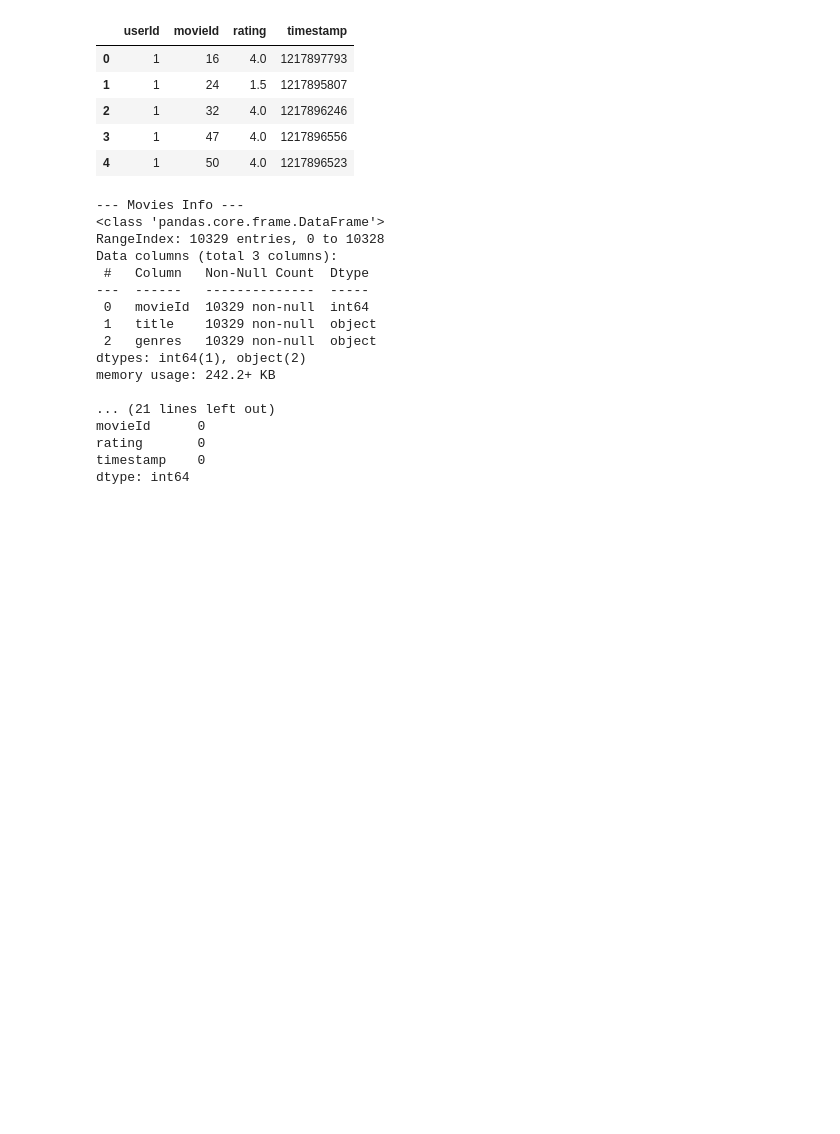
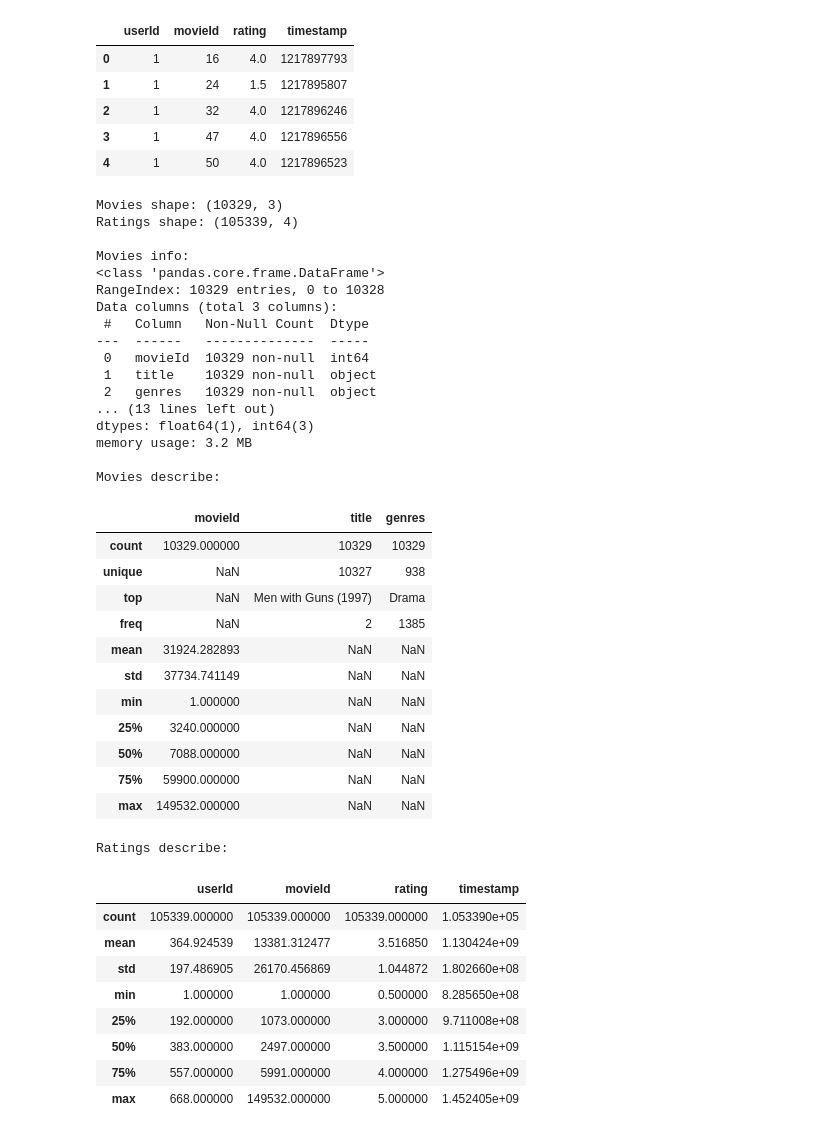
Before and after one commit to malakbzd/Movie-recommendation-system, a Jupyter notebook: Backend/notebooks/01_data_cleaning.ipynb, the cells around one changed output. Saved outputs shown, nothing was run; the diff lists cells and outputs as text; code cells hidden in the pictures; blank space fills up the shorter version.

```diff
--- a/Backend/notebooks/01_data_cleaning.ipynb
+++ b/Backend/notebooks/01_data_cleaning.ipynb
@@ -30,35 +30,58 @@ Files in raw folder: ['movies.csv', 'ratings.csv']
 | 3 | 1 | 47 | 4.0 | 1217896556 |
 | 4 | 1 | 50 | 4.0 | 1217896523 |
 # %%
-# 1. نشوفو معلومات الداتا (واش كاين قيم فارغة NaN)
-print("--- Movies Info ---")
+print("Movies shape:", movies.shape)      # (9742, 3) تقريباً
+print("Ratings shape:", ratings.shape)    # (100836, 4) تقريباً
+
+print("\nMovies info:")
 movies.info()
 
-print("\n--- Ratings Info ---")
+print("\nRatings info:")
 ratings.info()
 
-# 2. نحسبو شحال من قيمة فارغة في كل عمود
-print("\n--- Missing Values in Movies ---")
-print(movies.isnull().sum())
+print("\nMovies describe:")
+display(movies.describe(include='all'))
 
-print("\n--- Missing Values in Ratings ---")
-print(ratings.isnull().sum())
+print("\nRatings describe:")
+display(ratings.describe())
 # %% [output]
---- Movies Info ---
+Movies shape: (10329, 3)
+Ratings shape: (105339, 4)
+
+Movies info:
 <class 'pandas.core.frame.DataFrame'>
 RangeIndex: 10329 entries, 0 to 10328
 Data columns (total 3 columns):
  #   Column   Non-Null Count  Dtype
 ---  ------   --------------  -----
  0   movieId  10329 non-null  int64
  1   title    10329 non-null  object
  2   genres   10329 non-null  object
-dtypes: int64(1), object(2)
-memory usage: 242.2+ KB
+... (13 lines left out)
+dtypes: float64(1), int64(3)
+memory usage: 3.2 MB
 
-... (21 lines left out)
-movieId      0
-rating       0
-timestamp    0
-dtype: int64
+Movies describe:
+|  | movieId | title | genres |
+| count | 10329.000000 | 10329 | 10329 |
+| unique | NaN | 10327 | 938 |
+| top | NaN | Men with Guns (1997) | Drama |
+| freq | NaN | 2 | 1385 |
+| mean | 31924.282893 | NaN | NaN |
+| std | 37734.741149 | NaN | NaN |
+| min | 1.000000 | NaN | NaN |
+| 25% | 3240.000000 | NaN | NaN |
+| 50% | 7088.000000 | NaN | NaN |
+| 75% | 59900.000000 | NaN | NaN |
+| max | 149532.000000 | NaN | NaN |
+Ratings describe:
+|  | userId | movieId | rating | timestamp |
+| count | 105339.000000 | 105339.000000 | 105339.000000 | 1.053390e+05 |
+| mean | 364.924539 | 13381.312477 | 3.516850 | 1.130424e+09 |
+| std | 197.486905 | 26170.456869 | 1.044872 | 1.802660e+08 |
+| min | 1.000000 | 1.000000 | 0.500000 | 8.285650e+08 |
+| 25% | 192.000000 | 1073.000000 | 3.000000 | 9.711008e+08 |
+| 50% | 383.000000 | 2497.000000 | 3.500000 | 1.115154e+09 |
+| 75% | 557.000000 | 5991.000000 | 4.000000 | 1.275496e+09 |
+| max | 668.000000 | 149532.000000 | 5.000000 | 1.452405e+09 |
 # %%
```
Also changed, not shown: parts of 13 cells of this notebook, 4 other files.
